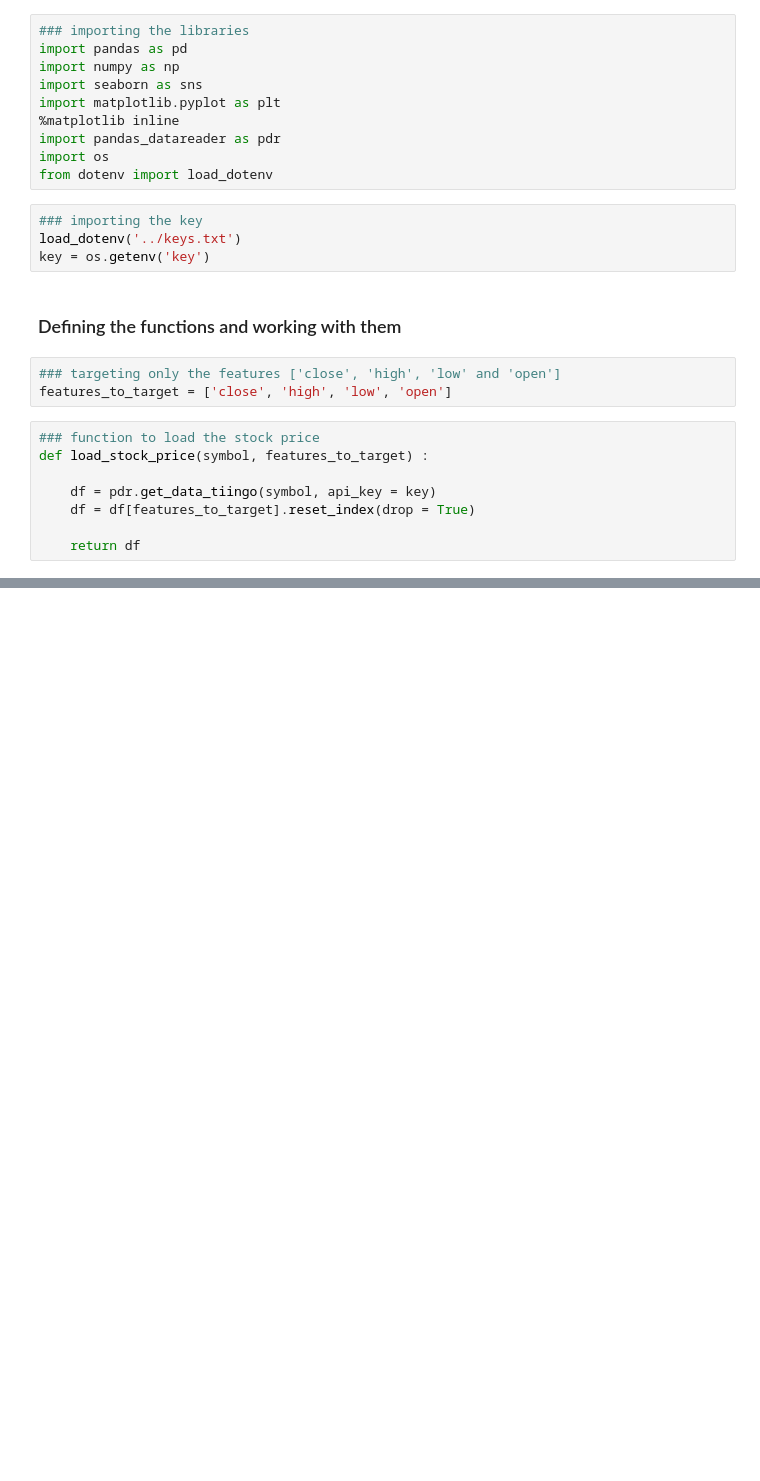
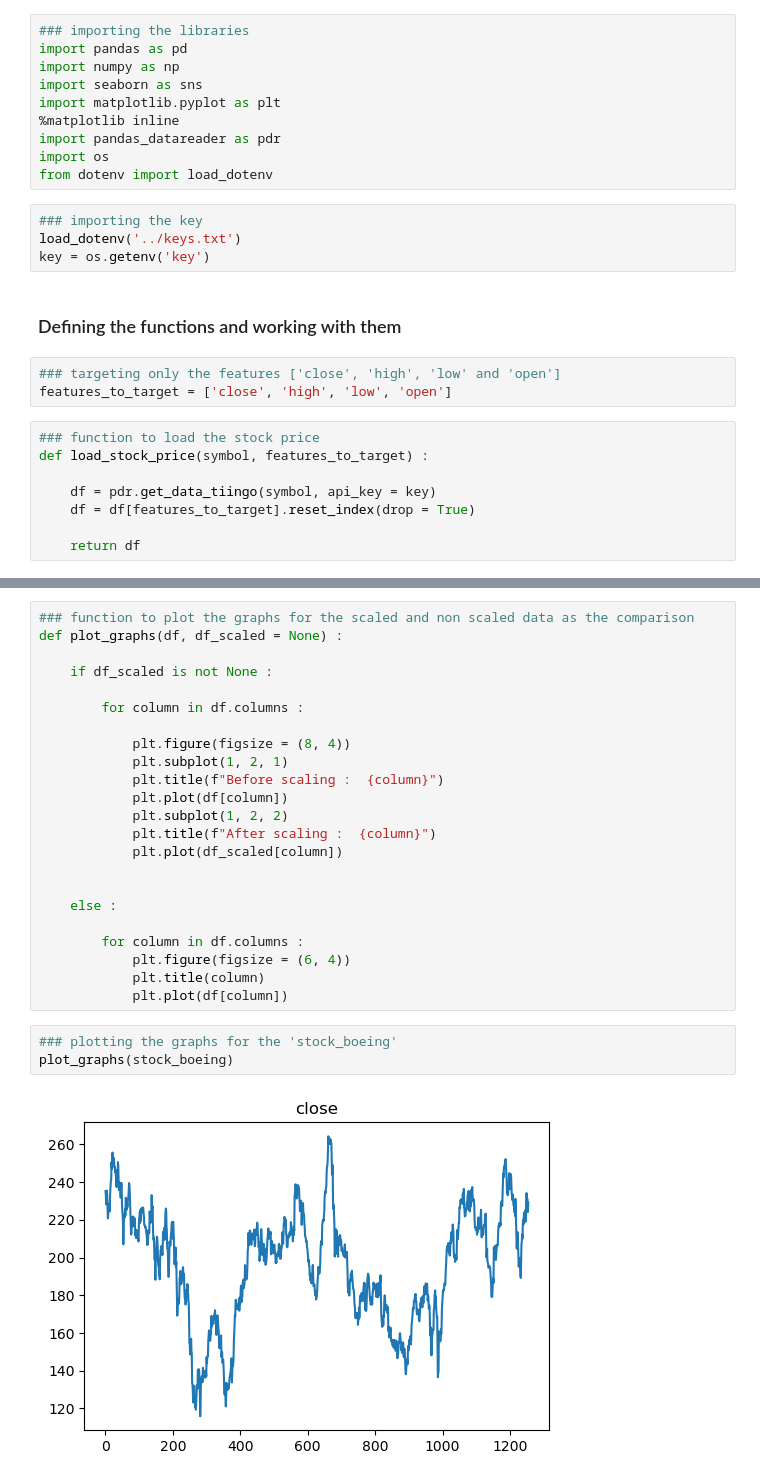
Before and after one commit to utsav87589/LSTM---Stock-price-prediction, a Jupyter notebook: test_files/v1/revision/29-4.ipynb, the cells around one changed output, grey strips where cells are left out. Cells and saved outputs as stored; diff of their text form; blank space fills up the shorter version.

```diff
--- a/test_files/v1/revision/29-4.ipynb
+++ b/test_files/v1/revision/29-4.ipynb
@@ -49,0 +50,28 @@ stock_apple.tail()
+# %%
+### function to plot the graphs for the scaled and non scaled data as the comparison
+def plot_graphs(df, df_scaled = None) :
+
+    if df_scaled is not None :
+
+        for column in df.columns :
+
+            plt.figure(figsize = (8, 4))
+            plt.subplot(1, 2, 1)
+            plt.title(f"Before scaling :  {column}")
+            plt.plot(df[column])
+            plt.subplot(1, 2, 2)
+            plt.title(f"After scaling :  {column}")
+            plt.plot(df_scaled[column])
+
+
+    else :
+
+        for column in df.columns :
+            plt.figure(figsize = (6, 4))
+            plt.title(column)
+            plt.plot(df[column])
+# %%
+### plotting the graphs for the 'stock_boeing'
+plot_graphs(stock_boeing)
+# %% [output]
+[figure, added]
```
Also changed, not shown: parts of 8 cells of this notebook.
